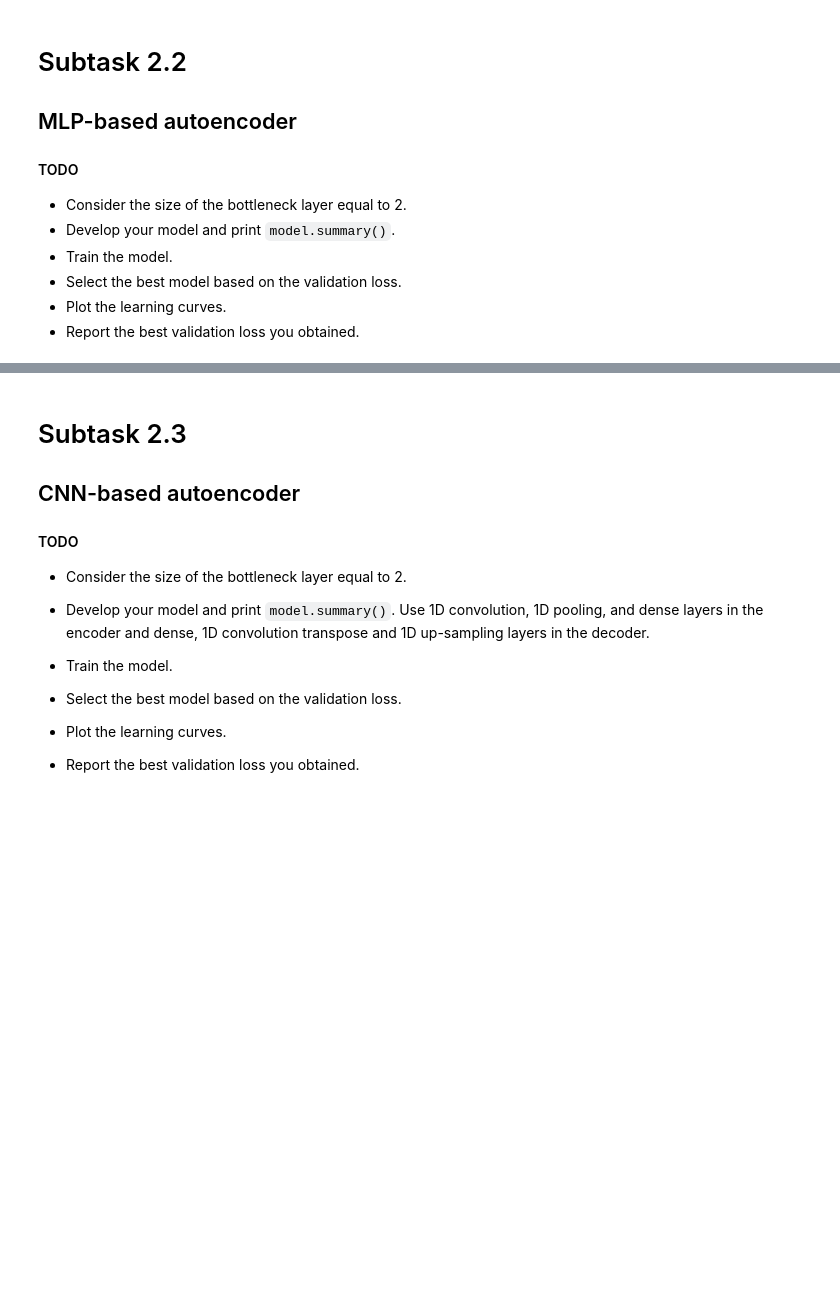
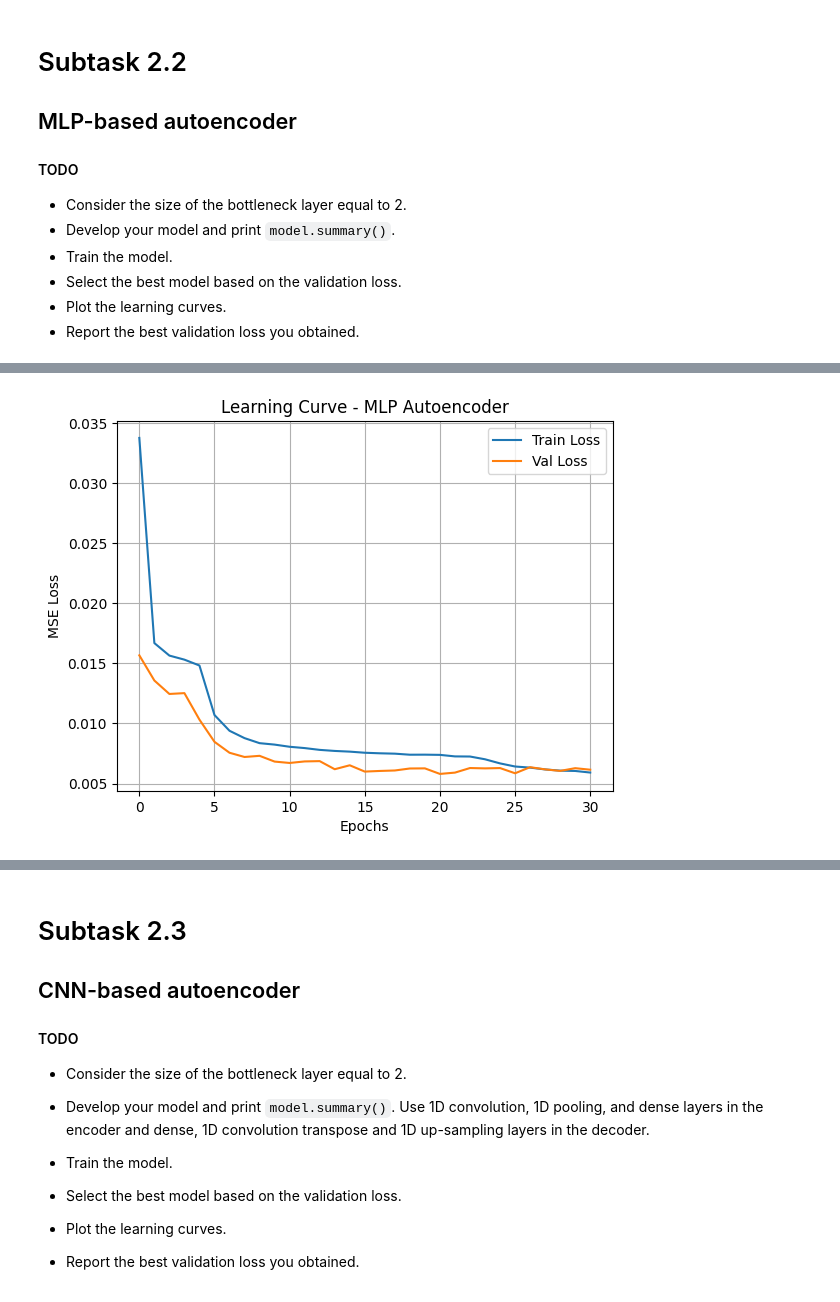
Before and after one commit to fehimecapar/DeepLearning, a Jupyter notebook: Task_04.ipynb, the cells around one changed output, grey strips where cells are left out. Drawn from its saved outputs; the diff is of its cells as text; code cells hidden in the pictures; blank space fills up the shorter version.

```diff
--- a/Task_04.ipynb
+++ b/Task_04.ipynb
@@ -116,0 +141,6 @@ dfs[0][0].head()
+# %%
+# Continue with checking the missing value and the data type of each column.
+
+for i in range(3):
+  for j in range(3):
+    dfs[i][j].info()
@@ -132,15 +213,3 @@ This applies in general, please keep in mind.
 - Scale the data using `min-max scaler` to scale each healthy behavior and its faulty data.
 - Extract the labels to `y_train` for healthy data and `y_test` for faulty data.<br>
 - Do not forget to drop **"time"** and **"label"** columns before scaling
-# %%
-X_train = []
-X_test = []
-
-y_train = []
-y_test = []
-
-for df in dfs:
-    ...
-    ####################
-    ## YOUR CODE HERE ##
-    ####################
@@ -197,14 +346,11 @@ Write a function to have instead of 3 lists of 125 batches for train to (375, 32
 Same for other splits.
 # %%
 def reshape_data(data):
-    ...
-    ####################
-    ## YOUR CODE HERE ##
-    ####################
+    return np.concatenate(data, axis=0)
 
-X_train = reshape_data(X_train)
+X_train = reshape_data(X_seq_train)
 X_val = reshape_data(X_val)
-X_test = reshape_data(X_test)
+X_test = reshape_data(X_seq_test)
 
 print("Train", X_train.shape)
 print("Val", X_val.shape)
@@ -245,0 +485,16 @@ def plot_learning_curves(hist):
+# %%
+# Loss graphic
+plt.plot(history.history['loss'], label='Train Loss')
+plt.plot(history.history['val_loss'], label='Val Loss')
+plt.xlabel('Epochs')
+plt.ylabel('MSE Loss')
+plt.title('Learning Curve - MLP Autoencoder')
+plt.legend()
+plt.grid(True)
+plt.show()
+
+# the best val_loss
+best_val_loss = min(history.history['val_loss'])
+print(f"Best validation loss: {best_val_loss:.6f}")
+# %% [output]
+[figure, added]
```
Also changed, not shown: parts of 56 cells of this notebook.
